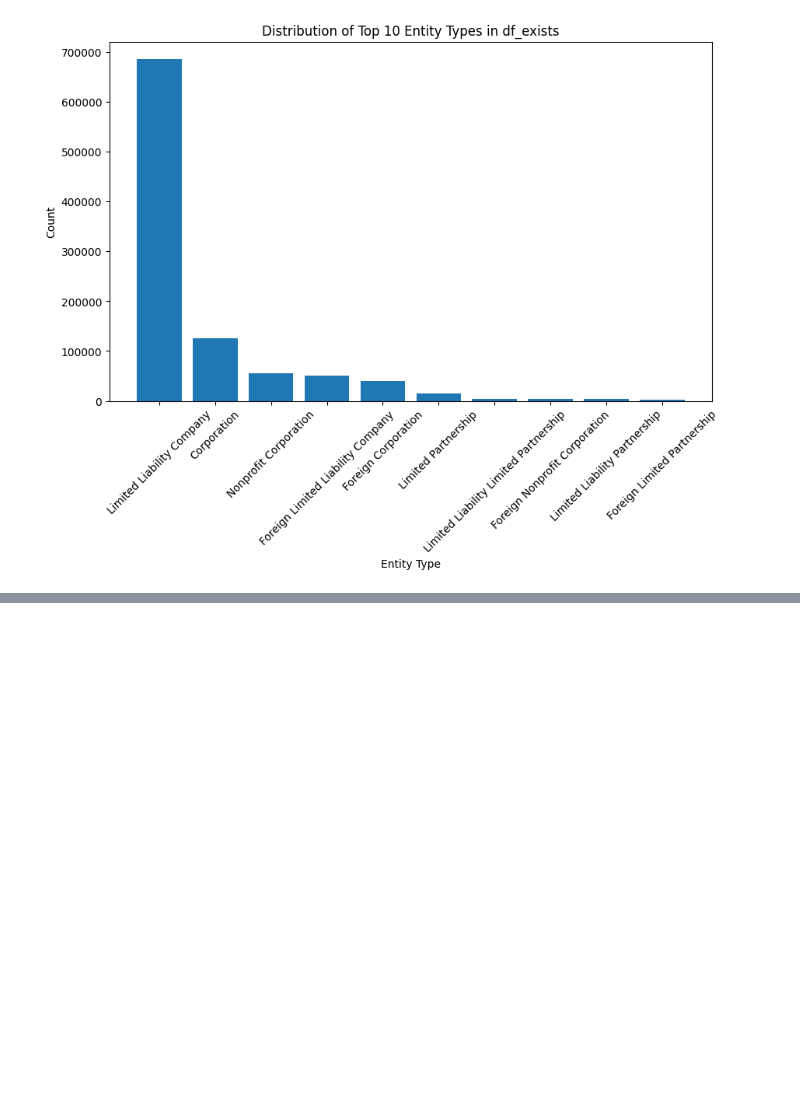
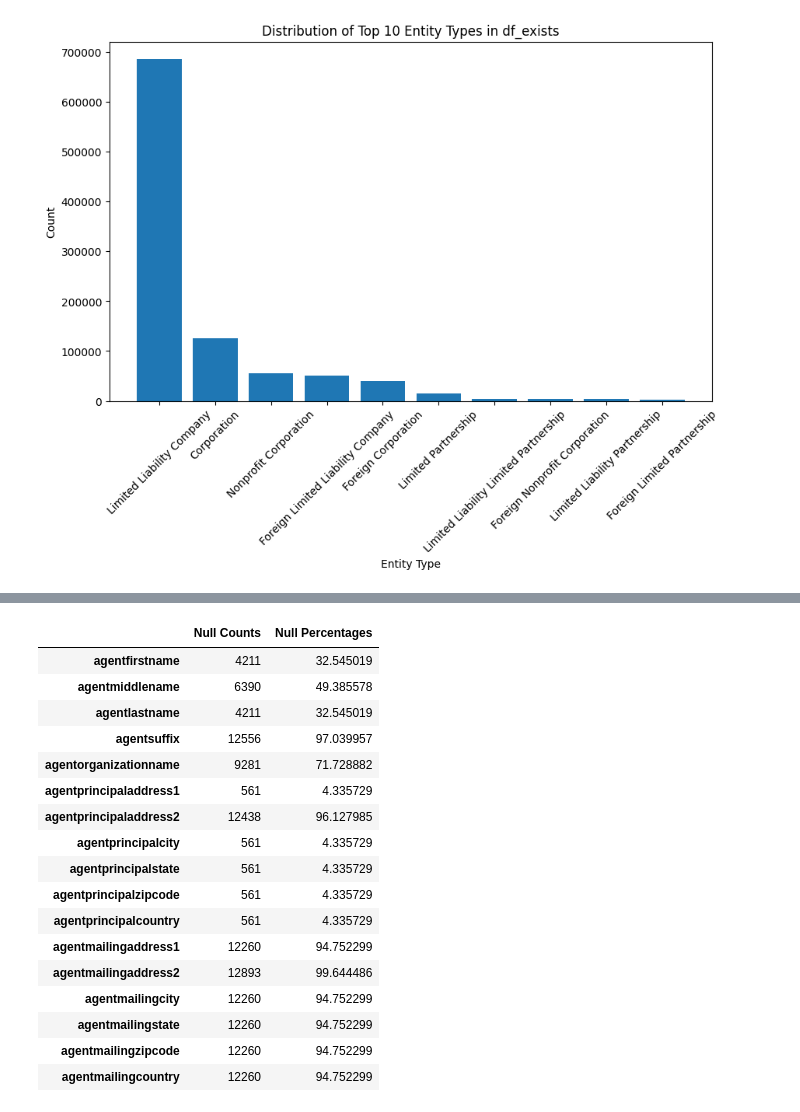
Before and after one commit to fullstacc/colorado-businesses, a Jupyter notebook: eda.ipynb, the cells around one changed output, grey strips where cells are left out. Cells and saved outputs as stored; diff of their text form; code cells hidden in the pictures; blank space fills up the shorter version.

```diff
--- a/eda.ipynb
+++ b/eda.ipynb
@@ -129,9 +129,3 @@ array(['Corporation', 'Nonprofit Corporation',
        'Limited Cooperative Association-Public Benefit Corporation',
        'Foreign Limited Partnership Association',
        'Foreign Limited Cooperative Association'], dtype=object)
-# %%
-first_row_data = {}
-for col in df.columns:
-    first_row_data[col] = df[col].iloc[0]
-
-print(first_row_data)
@@ -213,0 +190,15 @@ ValueError: Mime type rendering requires nbformat>=4.2.0 but it is not installed
+# %%
+# filter to only businesses in existence
+df_exists = df[df['entitystatus'].isin(['Good Standing', 'Exists'])]
+
+# we know that principalcountry can be US (if the entity is from another state)
+# we want to understand all of the states represented in the dataset
+
+# df_exists_non_us = df_exists[df_exists['principalcountry'] != 'US']
+# principalstate_counts = df_exists_non_us['principalstate'].value_counts()
+# print(principalstate_counts)
+
+aggregated_counts = df_exists.groupby(['principalcountry', 'principalstate']).size().reset_index(name='count')
+print(aggregated_counts.sort_values(by='count', ascending=False))
+
+aggregated_counts.to_csv('foreign_businesses.txt', index=False)
@@ -213,0 +314,28 @@ ValueError: Mime type rendering requires nbformat>=4.2.0 but it is not installed
+# %%
+# for non-us principalcoumntry, what is the distribution of null values for agent columns?
+df_non_us = df_exists[df_exists['principalcountry'] != 'US']
+agent_columns = [col for col in df_non_us.columns if col.startswith('agent')]
+null_counts = df_non_us[agent_columns].isnull().sum()
+null_percentages = (null_counts / len(df_non_us)) * 100
+
+null_info = pd.DataFrame({'Null Counts': null_counts, 'Null Percentages': null_percentages})
+null_info
+# %% [output]
+|  | Null Counts | Null Percentages |
+| agentfirstname | 4211 | 32.545019 |
+| agentmiddlename | 6390 | 49.385578 |
+| agentlastname | 4211 | 32.545019 |
+| agentsuffix | 12556 | 97.039957 |
+| agentorganizationname | 9281 | 71.728882 |
+| agentprincipaladdress1 | 561 | 4.335729 |
+| agentprincipaladdress2 | 12438 | 96.127985 |
+| agentprincipalcity | 561 | 4.335729 |
+| agentprincipalstate | 561 | 4.335729 |
+| agentprincipalzipcode | 561 | 4.335729 |
+| agentprincipalcountry | 561 | 4.335729 |
+| agentmailingaddress1 | 12260 | 94.752299 |
+| agentmailingaddress2 | 12893 | 99.644486 |
+| agentmailingcity | 12260 | 94.752299 |
+| agentmailingstate | 12260 | 94.752299 |
+| agentmailingzipcode | 12260 | 94.752299 |
+| agentmailingcountry | 12260 | 94.752299 |
```
Also changed, not shown: parts of 12 cells of this notebook, 5 other files.
